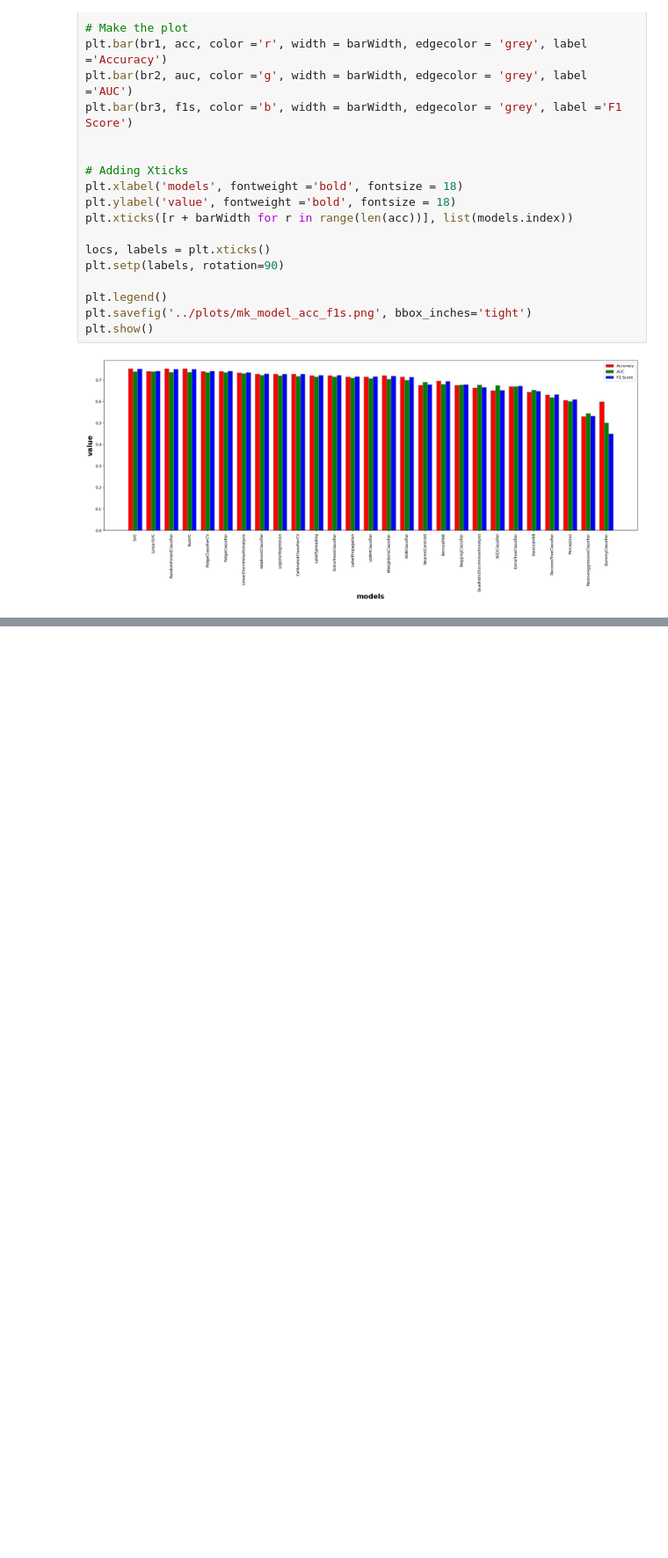
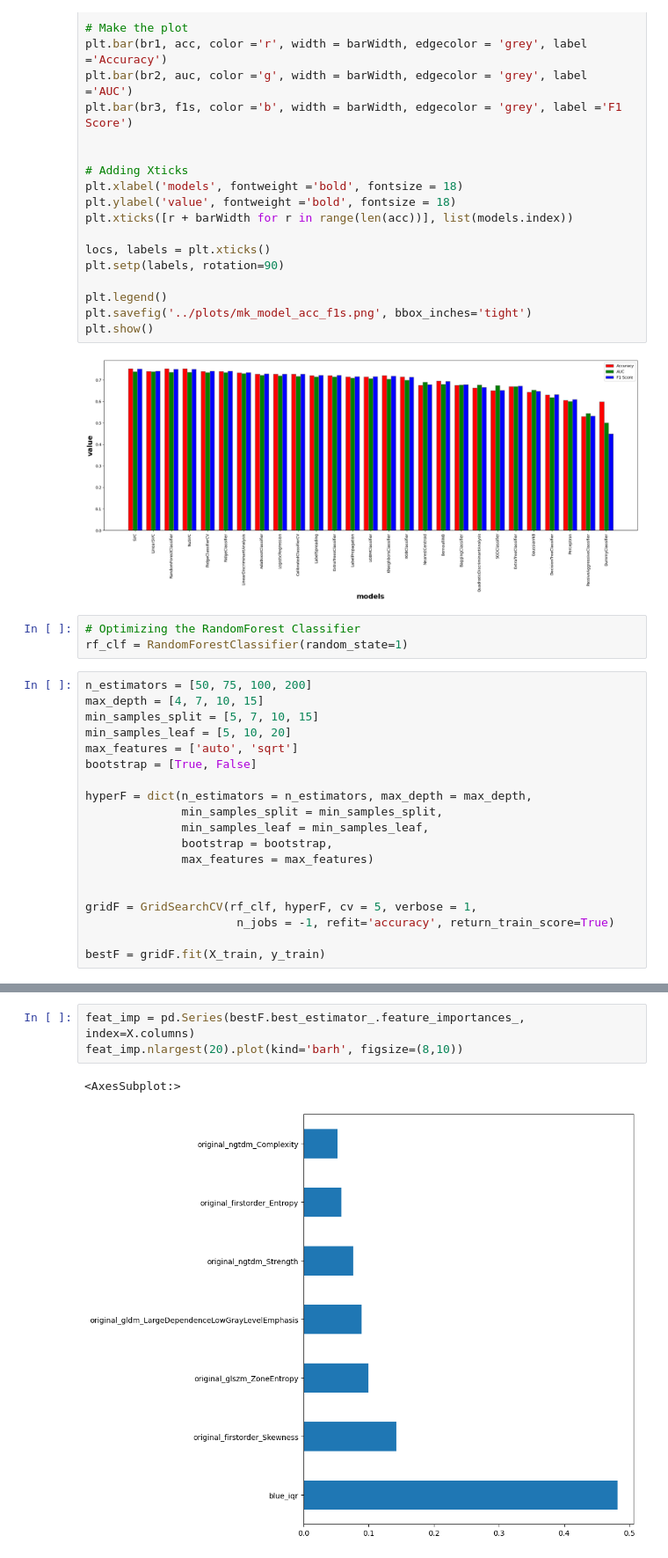
Before and after one commit to ricmonteiro/meley, a Jupyter notebook: model_training/model_training_melanoma_vs_keratosis.ipynb, the cells around one changed output, grey strips where cells are left out. Shown at 88% size. Saved outputs shown, nothing was run; the diff lists cells and outputs as text; blank space fills up the shorter version.

```diff
--- a/model_training/model_training_melanoma_vs_keratosis.ipynb
+++ b/model_training/model_training_melanoma_vs_keratosis.ipynb
@@ -92,3 +97,25 @@ plt.savefig('../plots/mk_model_acc_f1s.png', bbox_inches='tight')
 plt.show()
 # %% [output]
 [figure]
+# %%
+# Optimizing the RandomForest Classifier
+rf_clf = RandomForestClassifier(random_state=1)
+# %%
+n_estimators = [50, 75, 100, 200]
+max_depth = [4, 7, 10, 15]
+min_samples_split = [5, 7, 10, 15]
+min_samples_leaf = [5, 10, 20]
+max_features = ['auto', 'sqrt']
+bootstrap = [True, False]
+
+hyperF = dict(n_estimators = n_estimators, max_depth = max_depth,
+              min_samples_split = min_samples_split,
+              min_samples_leaf = min_samples_leaf,
+              bootstrap = bootstrap,
+              max_features = max_features)
+
+
+gridF = GridSearchCV(rf_clf, hyperF, cv = 5, verbose = 1,
+                      n_jobs = -1, refit='accuracy', return_train_score=True)
+
+bestF = gridF.fit(X_train, y_train)
@@ -94,0 +128,6 @@ plt.show()
+# %%
+feat_imp = pd.Series(bestF.best_estimator_.feature_importances_, index=X.columns)
+feat_imp.nlargest(20).plot(kind='barh', figsize=(8,10))
+# %% [output]
+<AxesSubplot:>
+[figure, added]
```
Also changed, not shown: parts of 15 cells of this notebook, 2 other files.
